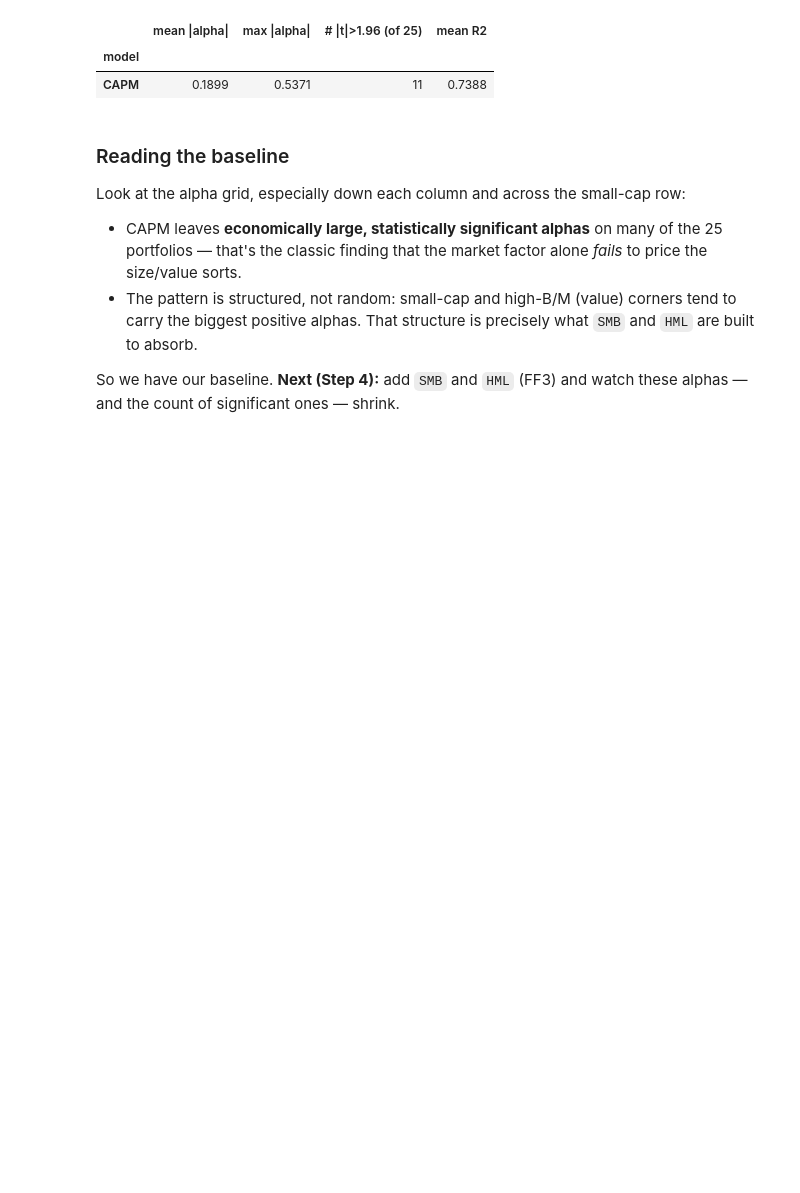
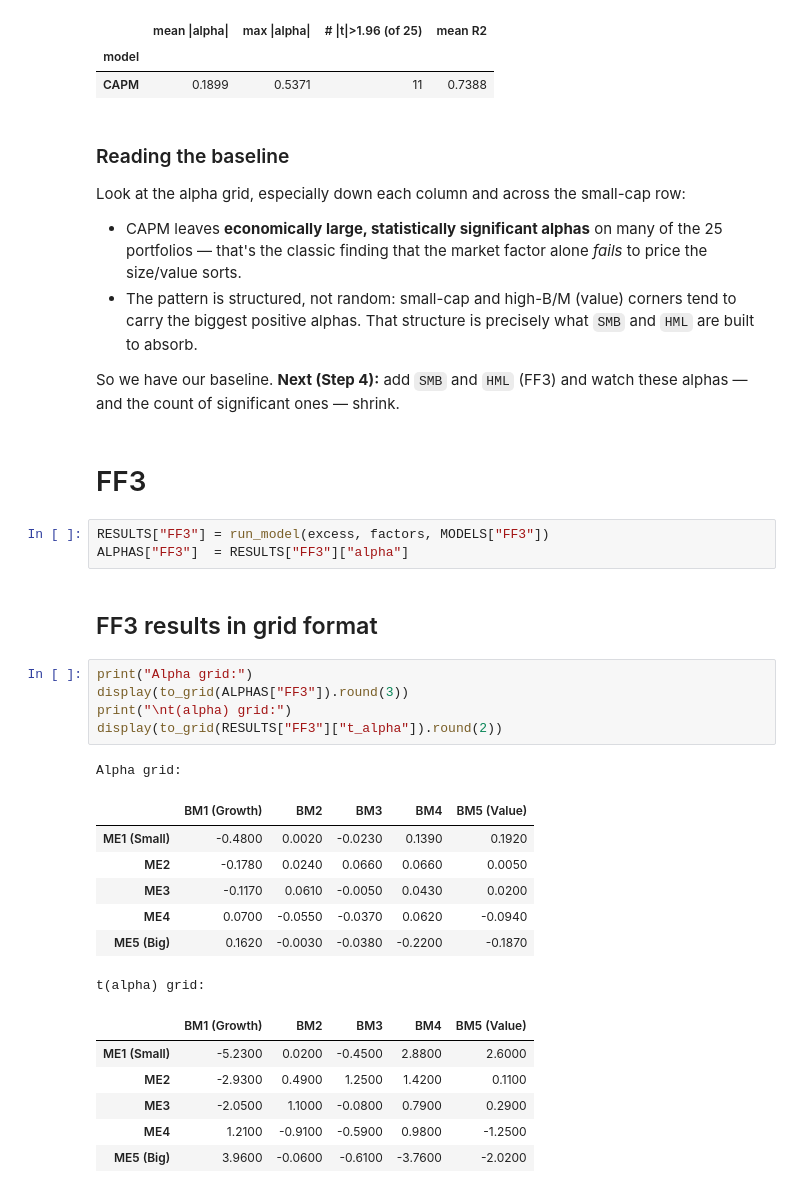
Before and after one commit to ParimahSafarian/factor-lab, a Jupyter notebook: notebooks/01_factor_models_capm_ff3_ff5.ipynb, the cells around one changed output. Drawn from its saved outputs; the diff is of its cells as text; blank space fills up the shorter version.

Commit message:
add three models

```diff
--- a/notebooks/01_factor_models_capm_ff3_ff5.ipynb
+++ b/notebooks/01_factor_models_capm_ff3_ff5.ipynb
@@ -379,3 +359,30 @@ Look at the alpha grid, especially down each column and across the small-cap row
 
 So we have our baseline. **Next (Step 4):** add `SMB` and `HML` (FF3) and watch these
 alphas — and the count of significant ones — shrink.
+# %% [markdown]
+# FF3
+# %%
+RESULTS["FF3"] = run_model(excess, factors, MODELS["FF3"])
+ALPHAS["FF3"]  = RESULTS["FF3"]["alpha"]
+# %% [markdown]
+## FF3 results in grid format
+# %%
+print("Alpha grid:")
+display(to_grid(ALPHAS["FF3"]).round(3))
+print("\nt(alpha) grid:")
+display(to_grid(RESULTS["FF3"]["t_alpha"]).round(2))
+# %% [output]
+Alpha grid:
+|  | BM1 (Growth) | BM2 | BM3 | BM4 | BM5 (Value) |
+| ME1 (Small) | -0.4800 | 0.0020 | -0.0230 | 0.1390 | 0.1920 |
+| ME2 | -0.1780 | 0.0240 | 0.0660 | 0.0660 | 0.0050 |
+| ME3 | -0.1170 | 0.0610 | -0.0050 | 0.0430 | 0.0200 |
+| ME4 | 0.0700 | -0.0550 | -0.0370 | 0.0620 | -0.0940 |
+| ME5 (Big) | 0.1620 | -0.0030 | -0.0380 | -0.2200 | -0.1870 |
+t(alpha) grid:
+|  | BM1 (Growth) | BM2 | BM3 | BM4 | BM5 (Value) |
+| ME1 (Small) | -5.2300 | 0.0200 | -0.4500 | 2.8800 | 2.6000 |
+| ME2 | -2.9300 | 0.4900 | 1.2500 | 1.4200 | 0.1100 |
+| ME3 | -2.0500 | 1.1000 | -0.0800 | 0.7900 | 0.2900 |
+| ME4 | 1.2100 | -0.9100 | -0.5900 | 0.9800 | -1.2500 |
+| ME5 (Big) | 3.9600 | -0.0600 | -0.6100 | -3.7600 | -2.0200 |
```
Also changed, not shown: parts of 8 cells of this notebook, 1 other file.
